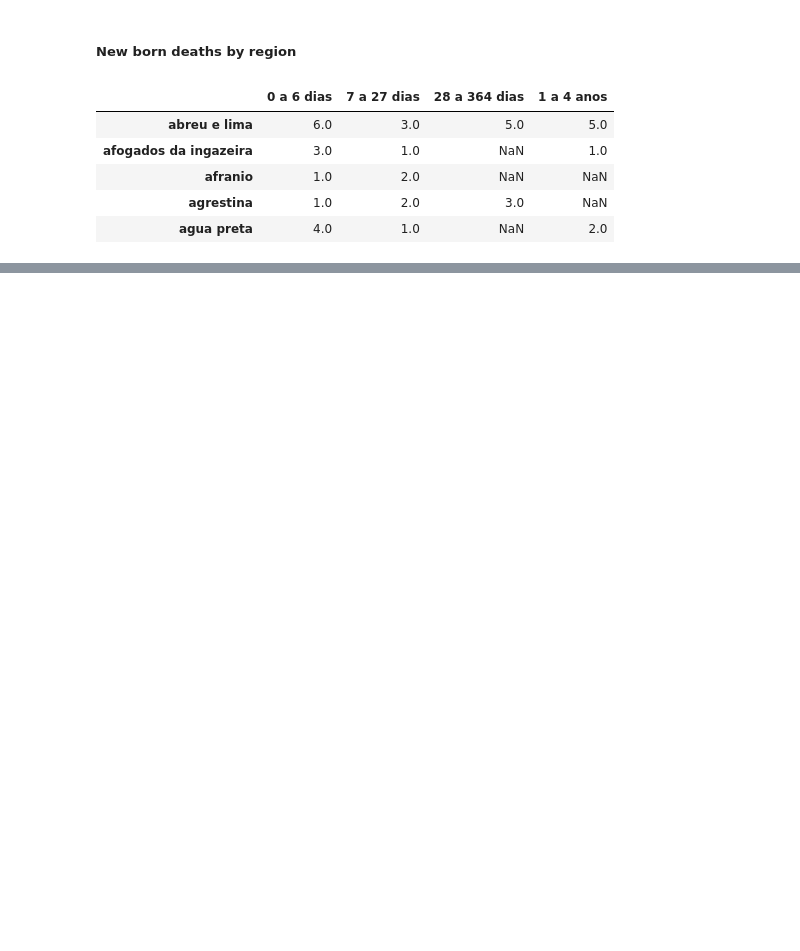
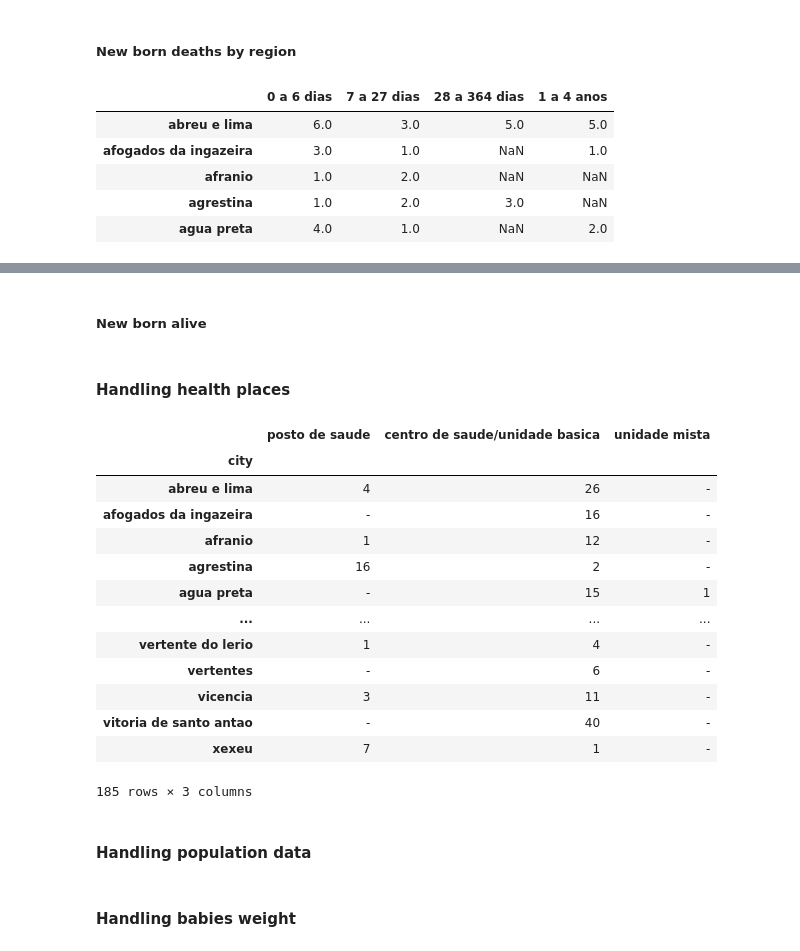
Before and after one commit to yvesemmanuel/pernambuco_health_analysis, a Jupyter notebook: data_handling.ipynb, the cells around one changed output, grey strips where cells are left out. Drawn from its saved outputs; the diff is of its cells as text; code cells hidden in the pictures; blank space fills up the shorter version.

Commit message:
handling new data

```diff
--- a/data_handling.ipynb
+++ b/data_handling.ipynb
@@ -226,0 +255,2 @@ df_born_region.head()
+# %% [markdown]
+##### New born alive
@@ -226,0 +264,14 @@ df_born_region.head()
+# %% [markdown]
+#### **Handling health places**
+# %%
+df_places = pd.read_csv('./data/raw/A3DATA - TipodDeEstabelecimentoPorMunicipio.csv')
+# %%
+df_places = df_places.rename(columns={'Município': 'city'})
+df_places.rename(columns=dict(zip(df_places.columns, map(str.lower, df_places.columns))), inplace=True)
+df_places['city'] = df_places['city'].apply(format_column_name)
+
+df_places.set_index('city', inplace=True)
+df_places.drop('total', inplace=True)
+# %%
+useful_places = ['posto de saude', 'centro de saude/unidade basica', 'unidade mista']
+df_places = df_places[useful_places]
@@ -226,0 +280,19 @@ df_born_region.head()
+# %%
+df_places
+# %% [output]
+|  | posto de saude | centro de saude/unidade basica | unidade mista |
+| city |  |  |  |
+| abreu e lima | 4 | 26 | - |
+| afogados da ingazeira | - | 16 | - |
+| afranio | 1 | 12 | - |
+| agrestina | 16 | 2 | - |
+| agua preta | - | 15 | 1 |
+| ... | ... | ... | ... |
+| vertente do lerio | 1 | 4 | - |
+| vertentes | - | 6 | - |
+| vicencia | 3 | 11 | - |
+| vitoria de santo antao | - | 40 | - |
+| xexeu | 7 | 1 | - |
+185 rows × 3 columns
+# %% [markdown]
+#### **Handling population data**
@@ -226,0 +306,2 @@ df_born_region.head()
+# %% [markdown]
+#### **Handling babies weight**
```
Also changed, not shown: parts of 17 cells of this notebook, 11 other files.
